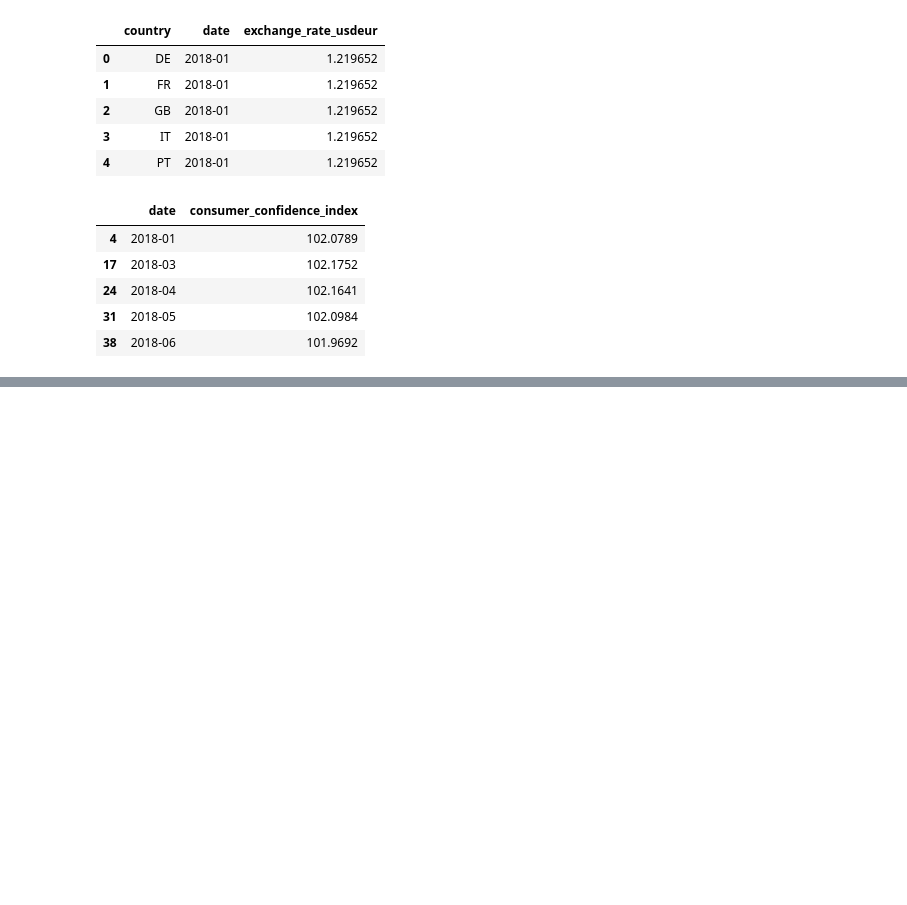
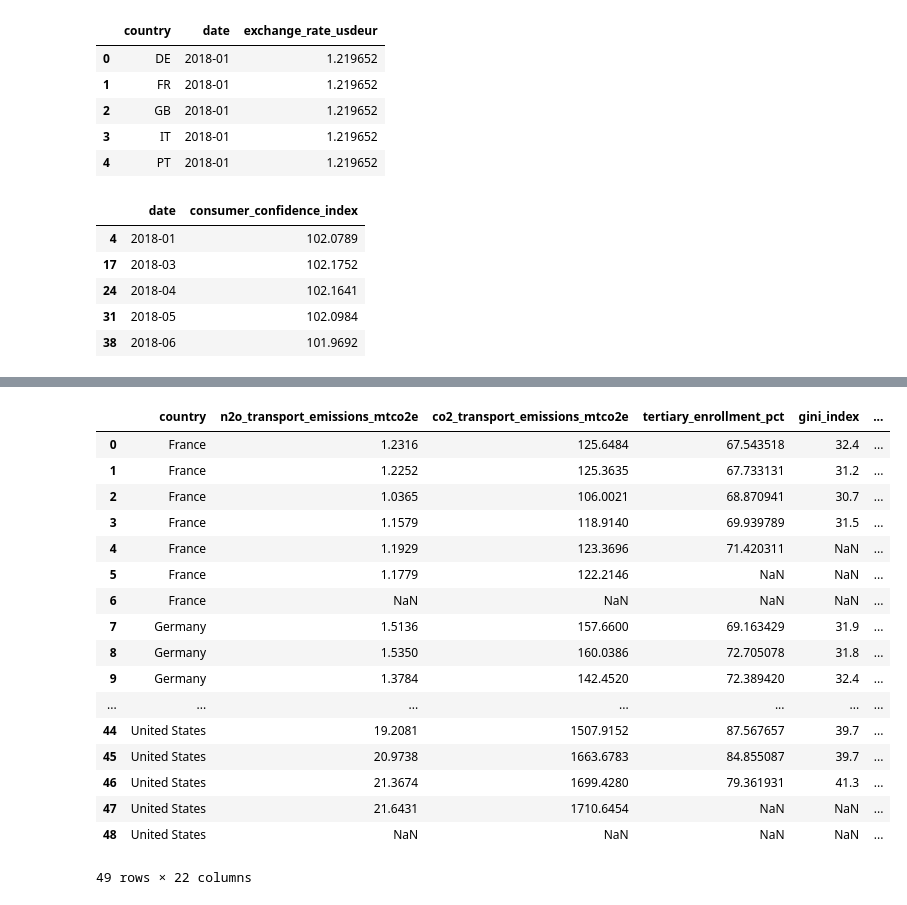
Before and after one commit to antoniogtez/Obj1_GT, a Jupyter notebook: scripts/preprocess.ipynb, the cells around one changed output, grey strips where cells are left out. Cells and saved outputs as stored; diff of their text form; code cells hidden in the pictures; blank space fills up the shorter version.

```diff
--- a/scripts/preprocess.ipynb
+++ b/scripts/preprocess.ipynb
@@ -1188,8 +1188,9 @@ df_model
 # %%
-# Ruta base donde tienes los archivos
+import pandas as pd
+import os
+
+# --------- CONFIGURACIÓN ---------
 base_path = r"C:\Users\34645\Desktop\projects\GoogleTrends\Data\raw_explanatory"
-
-# Lista de archivos por país
 archivos = {
     'PT': 'charging_points_PT.csv',
     'ES': 'charging_points_ES.csv',
@@ -1199,38 +1200,45 @@ archivos = {
     'IT': 'charging_points_IT.csv',
 }
 
-# Función para convertir '2020 Q1' en '2020-01-01'
+# --------- FUNCIONES ---------
 def quarter_to_date(qstr):
     year, quarter = qstr.split(' Q')
-    month = {'1': '01', '2': '04', '3': '07', '4': '10'}[quarter]
+    month = {'1': '01', '2': '04', '3': '07', '4': '10'}[str(quarter)]
     return pd.to_datetime(f"{year}-{month}-01")
 
-# Leer, procesar y concatenar todos los archivos
+# --------- LECTURA Y PROCESAMIENTO ---------
 df_list = []
 for pais, archivo in archivos.items():
     df = pd.read_csv(os.path.join(base_path, archivo))
+    df.columns = df.columns.str.strip()  # Limpieza de columnas
     df['country'] = pais
     df['date'] = df['Category'].apply(quarter_to_date)
     df['charging_total'] = df['AC'] + df['DC']
     df_list.append(df[['country', 'date', 'charging_total']])
 
-# DataFrame combinado
 df_chargers = pd.concat(df_list).sort_values(['country', 'date']).reset_index(drop=True)
 
-# Interpolación mensual
+# --------- INTERPOLACIÓN MENSUAL ---------
+df_chargers['date'] = pd.to_datetime(df_chargers['date'])  # asegurar timestamps
 df_monthly = (
     df_chargers
     .set_index('date')
     .groupby('country')['charging_total']
-    .resample('M')
+    .resample('MS')  # primer día del mes
     .interpolate('linear')
     .reset_index()
 )
 
-# Asegurar que 'date' en df_model es datetime
-df_model['date'] = pd.to_datetime(df_model['date'])
-df_monthly['date'] = pd.to_datetime(df_monthly['date'])
+# --------- NORMALIZACIÓN DE df_model ---------
+df_model['date'] = df_model['date'].dt.to_timestamp()  # convertir Period → Timestamp
+df_monthly['date'] = df_monthly['date'].dt.to_period('M').dt.to_timestamp()
 
+# --------- OPCIONAL: eliminar US si no hay datos ---------
+df_model = df_model[df_model['country'].isin(df_monthly['country'].unique())]
 
-# Integrar al modelo
+# --------- MERGE ---------
 df_model = df_model.merge(df_monthly, on=['country', 'date'], how='left')
+
+# --------- VERIFICACIÓN ---------
+print("Valores no nulos en charging_total:", df_model['charging_total'].notna().sum())
+print(df_model[df_model['charging_total'].notna()][['country', 'date', 'charging_total']].head())
@@ -1253,3 +1449,24 @@ df_model
+# %%
+df_cross_section
+# %% [output]
+|  | country | n2o_transport_emissions_mtco2e | co2_transport_emissions_mtco2e | tertiary_enrollment_pct | gini_index | ... |
+| 0 | France | 1.2316 | 125.6484 | 67.543518 | 32.4 | ... |
+| 1 | France | 1.2252 | 125.3635 | 67.733131 | 31.2 | ... |
+| 2 | France | 1.0365 | 106.0021 | 68.870941 | 30.7 | ... |
+| 3 | France | 1.1579 | 118.9140 | 69.939789 | 31.5 | ... |
+| 4 | France | 1.1929 | 123.3696 | 71.420311 | NaN | ... |
+| 5 | France | 1.1779 | 122.2146 | NaN | NaN | ... |
+| 6 | France | NaN | NaN | NaN | NaN | ... |
+| 7 | Germany | 1.5136 | 157.6600 | 69.163429 | 31.9 | ... |
+| 8 | Germany | 1.5350 | 160.0386 | 72.705078 | 31.8 | ... |
+| 9 | Germany | 1.3784 | 142.4520 | 72.389420 | 32.4 | ... |
+| ... | ... | ... | ... | ... | ... | ... |
+| 44 | United States | 19.2081 | 1507.9152 | 87.567657 | 39.7 | ... |
+| 45 | United States | 20.9738 | 1663.6783 | 84.855087 | 39.7 | ... |
+| 46 | United States | 21.3674 | 1699.4280 | 79.361931 | 41.3 | ... |
+| 47 | United States | 21.6431 | 1710.6454 | NaN | NaN | ... |
+| 48 | United States | NaN | NaN | NaN | NaN | ... |
+49 rows × 22 columns
 # %%
 import pandas as pd
 import statsmodels.formula.api as smf
```
Also changed, not shown: parts of 10 cells of this notebook.
